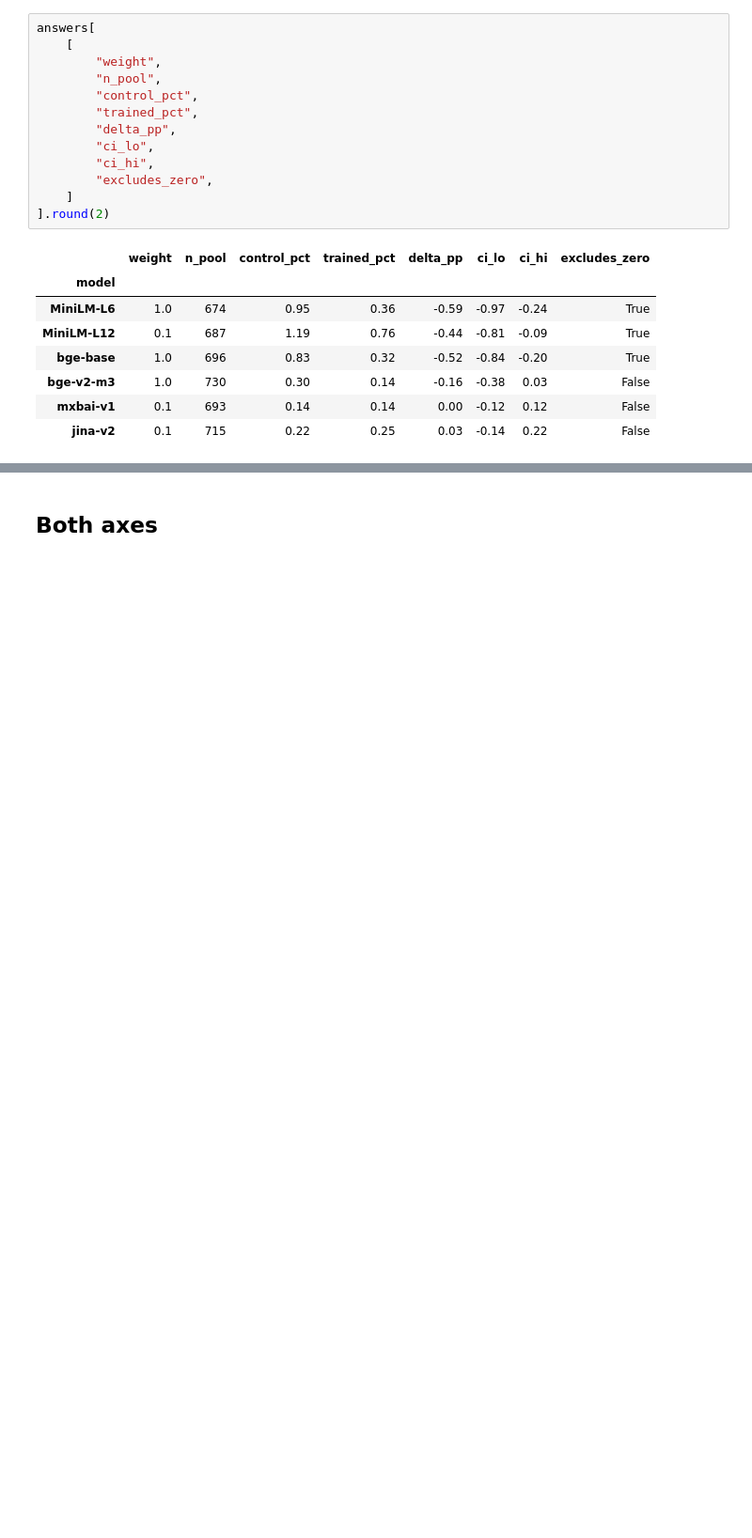
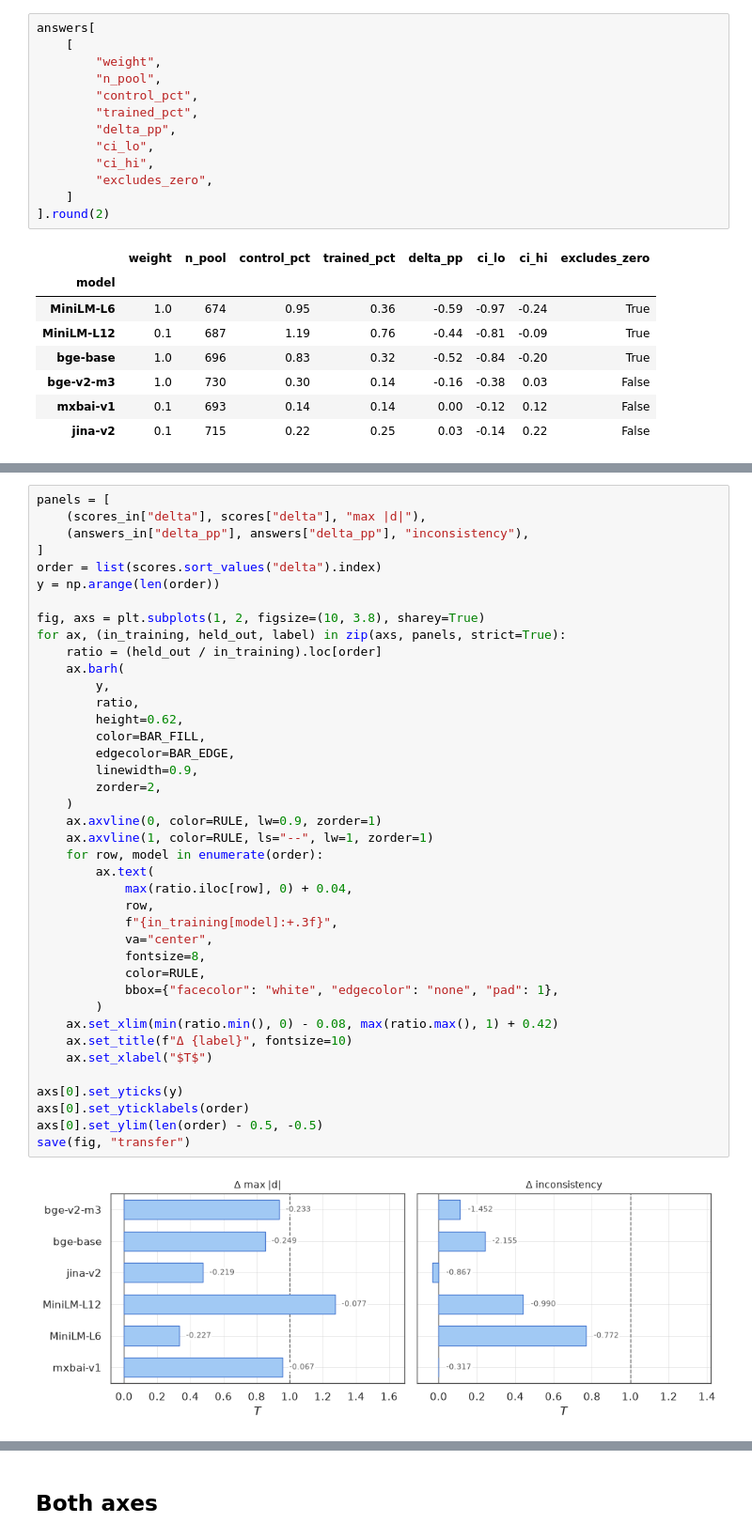
Before and after one commit to foad/format-sensitivity-reranking, a Jupyter notebook: notebooks/h2/h2_analysis.ipynb, the cells around one changed output, grey strips where cells are left out. Shown at 94% size. Cells and saved outputs as stored; diff of their text form; blank space fills up the shorter version.

```diff
--- a/notebooks/h2/h2_analysis.ipynb
+++ b/notebooks/h2/h2_analysis.ipynb
@@ -271,0 +316,42 @@ transfer.round(3)
+# %%
+panels = [
+    (scores_in["delta"], scores["delta"], "max |d|"),
+    (answers_in["delta_pp"], answers["delta_pp"], "inconsistency"),
+]
+order = list(scores.sort_values("delta").index)
+y = np.arange(len(order))
+
+fig, axs = plt.subplots(1, 2, figsize=(10, 3.8), sharey=True)
+for ax, (in_training, held_out, label) in zip(axs, panels, strict=True):
+    ratio = (held_out / in_training).loc[order]
+    ax.barh(
+        y,
+        ratio,
+        height=0.62,
+        color=BAR_FILL,
+        edgecolor=BAR_EDGE,
+        linewidth=0.9,
+        zorder=2,
+    )
+    ax.axvline(0, color=RULE, lw=0.9, zorder=1)
+    ax.axvline(1, color=RULE, ls="--", lw=1, zorder=1)
+    for row, model in enumerate(order):
+        ax.text(
+            max(ratio.iloc[row], 0) + 0.04,
+            row,
+            f"{in_training[model]:+.3f}",
+            va="center",
+            fontsize=8,
+            color=RULE,
+            bbox={"facecolor": "white", "edgecolor": "none", "pad": 1},
+        )
+    ax.set_xlim(min(ratio.min(), 0) - 0.08, max(ratio.max(), 1) + 0.42)
+    ax.set_title(f"Δ {label}", fontsize=10)
+    ax.set_xlabel("$T$")
+
+axs[0].set_yticks(y)
+axs[0].set_yticklabels(order)
+axs[0].set_ylim(len(order) - 0.5, -0.5)
+save(fig, "transfer")
+# %% [output]
+[figure, added]
```
Also changed, not shown: parts of 13 cells of this notebook, 18 other files.
